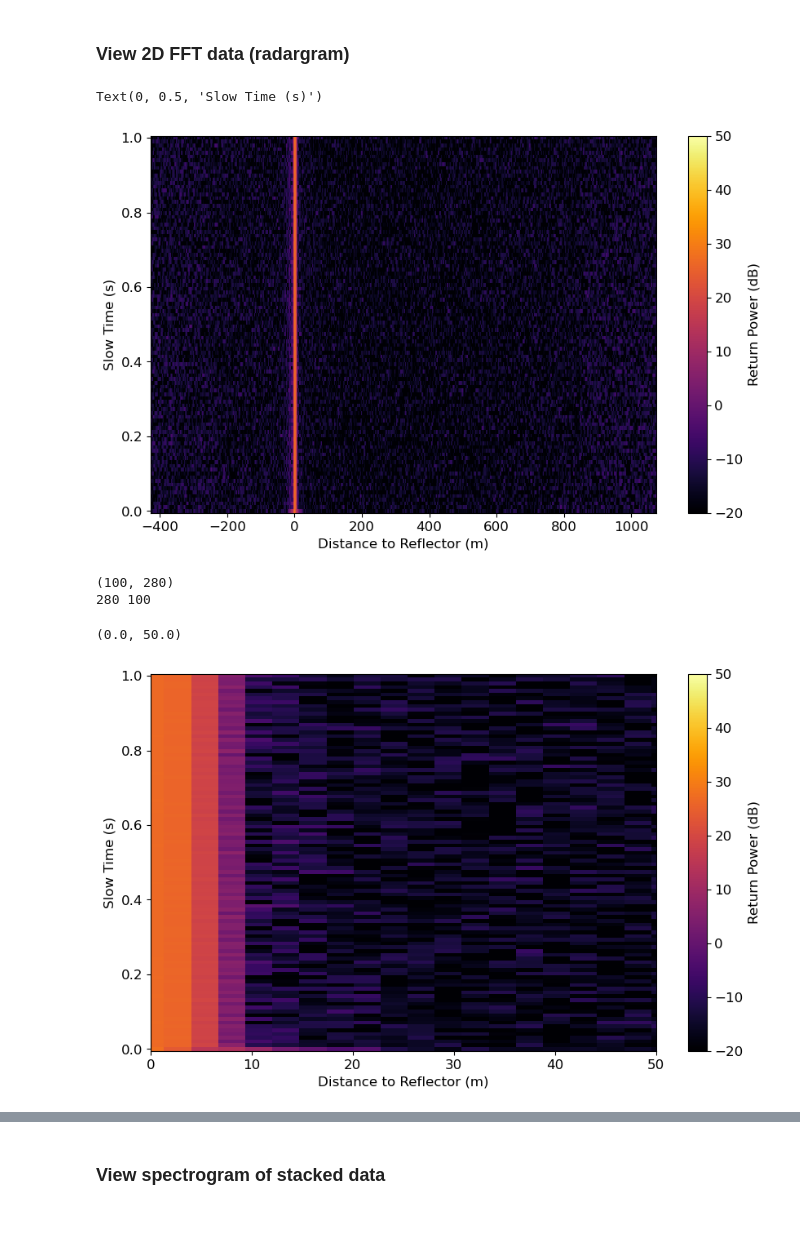
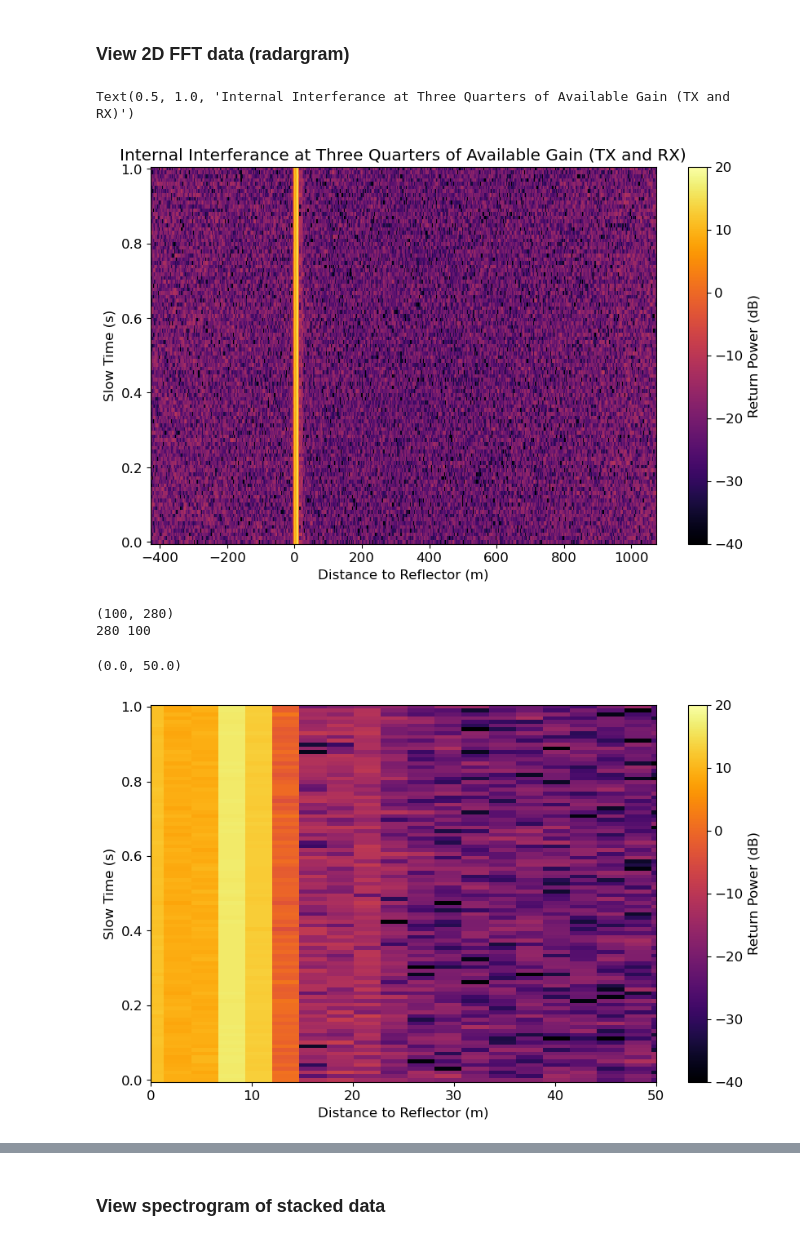
Before and after one commit to Elitearcanist/uhd_snowdar, a Jupyter notebook: postprocessing/notebooks/Field Processing.ipynb, the cells around one changed output, grey strips where cells are left out. Cells and saved outputs as stored; diff of their text form; code cells hidden in the pictures.

Commit message:
interferance tests

```diff
--- a/postprocessing/notebooks/Field Processing.ipynb
+++ b/postprocessing/notebooks/Field Processing.ipynb
@@ -39,7 +45,7 @@ plt.rcParams.update({'font.size': 12})
 ### Open and resave file
 # %%
 # file path to data and configs
-prefix = "../../data/20260306_164927"
+prefix = "../../data/20260307_134906"
 
 # resave data as zarr for dask processing
 zarr_base_location="../../data"
@@ -149,23 +156,24 @@ plot1D
 # %%
 # USING MATPLOTLIB (sometimes takes a while)
 fig, ax = plt.subplots(1,1, figsize=(10,6), facecolor='white')
 
 # [ZERO_SAMPLE_IDX:len(fft_power.reflection_distance)/2]
 
-VMIN = -20
-VMAX = 50
+VMIN = -40
+VMAX = 20
 
 p = ax.pcolormesh( fft_power.reflection_distance, fft_power.slow_time, fft_power.radar_data, shading='nearest', cmap='inferno', vmin=VMIN, vmax=VMAX)
 clb = fig.colorbar(p, ax=ax)
 clb.set_label('Return Power (dB)')
 ax.set_xlabel('Distance to Reflector (m)')
 ax.set_ylabel('Slow Time (s)')
+ax.set_title('Internal Interferance at Three Quarters of Available Gain (TX and RX)')
 # relevant options: ax.set_ylim(100,-50), ax.set_xlim(0, 1), vmin=-90, vmax=40
 # ax.set_ylim(0, 10)
-# ax.set_xlim(0, 50)
+ax.set_xlim(0, 50)
 # %% [output]
-Text(0, 0.5, 'Slow Time (s)')
+Text(0.5, 1.0, 'Internal Interferance at Three Quarters of Available Gain (TX and RX)')
-[figure, old version]
+[figure, new version]
 # %%
 # Make the FFT look nicer
 
@@ -200,7 +208,7 @@ ax.set_xlim(0, 50)
 (100, 280)
 280 100
 (0.0, 50.0)
-[figure, old version]
+[figure, new version]
 # %%
 # Near filtering (detect motion by subtracting previous chirp from current)
 
```
Also changed, not shown: parts of 7 cells of this notebook, 3 other files.
